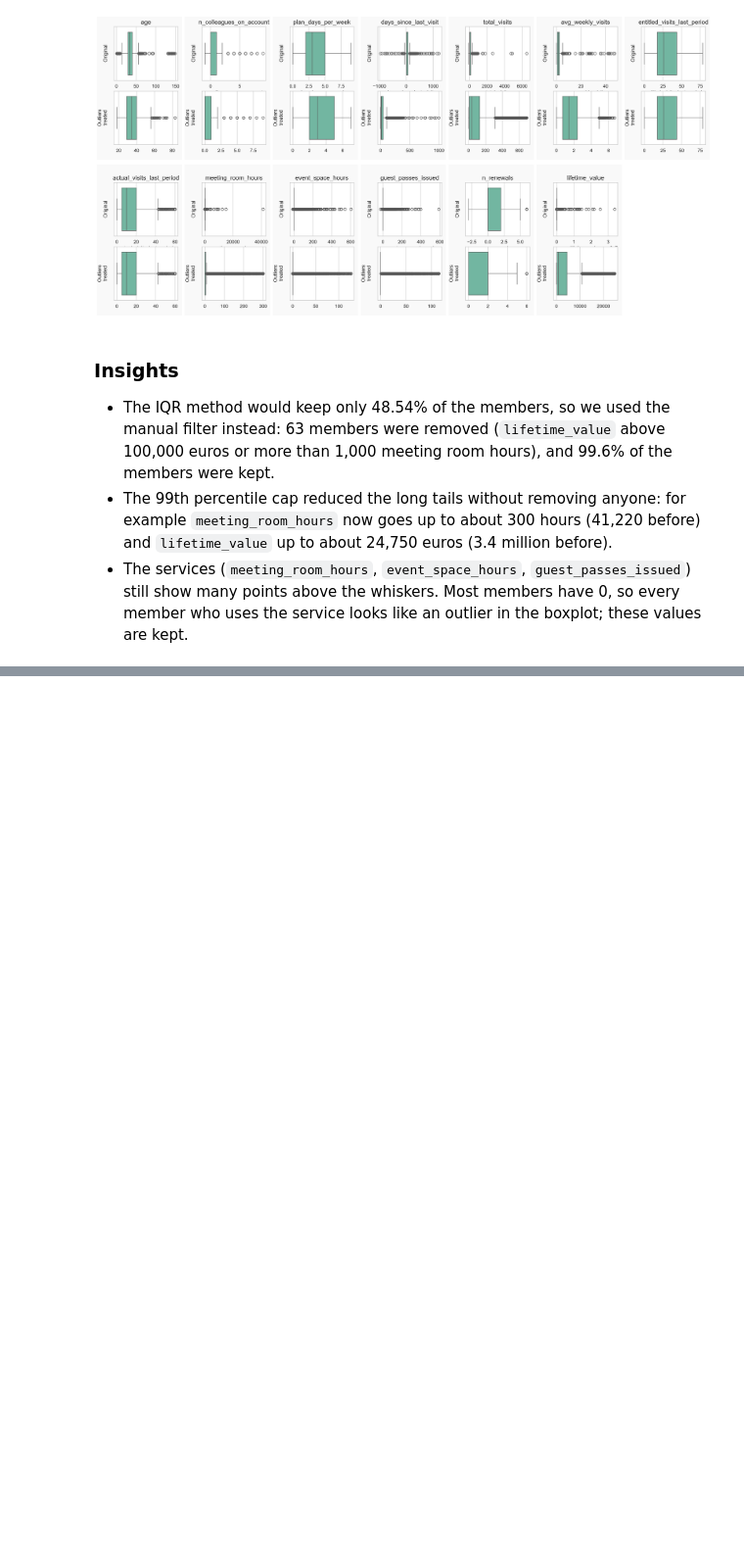
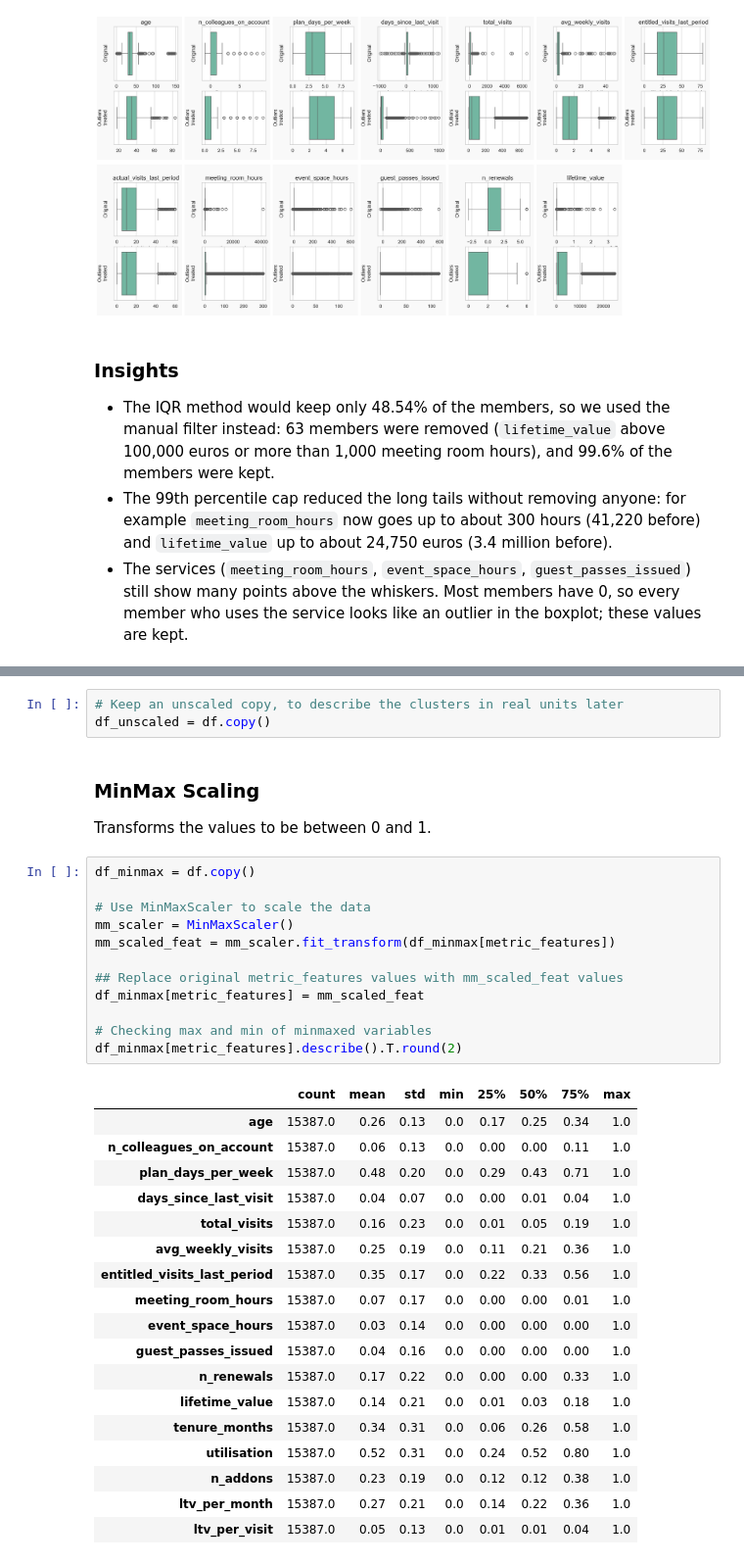
Before and after one commit to tediamohs-a11y/Data_Mining_Project, a Jupyter notebook: Data_Preparation.ipynb, the cells around one changed output, grey strips where cells are left out. Shown at 98% size. Saved outputs shown, nothing was run; the diff lists cells and outputs as text; blank space fills up the shorter version.

```diff
--- a/Data_Preparation.ipynb
+++ b/Data_Preparation.ipynb
@@ -915,0 +1042,37 @@ plt.show()
+# %%
+# Keep an unscaled copy, to describe the clusters in real units later
+df_unscaled = df.copy()
+# %% [markdown]
+### MinMax Scaling
+Transforms the values to be between 0 and 1.
+# %%
+df_minmax = df.copy()
+
+# Use MinMaxScaler to scale the data
+mm_scaler = MinMaxScaler()
+mm_scaled_feat = mm_scaler.fit_transform(df_minmax[metric_features])
+
+## Replace original metric_features values with mm_scaled_feat values
+df_minmax[metric_features] = mm_scaled_feat
+
+# Checking max and min of minmaxed variables
+df_minmax[metric_features].describe().T.round(2)
+# %% [output]
+|  | count | mean | std | min | 25% | 50% | 75% | max |
+| age | 15387.0 | 0.26 | 0.13 | 0.0 | 0.17 | 0.25 | 0.34 | 1.0 |
+| n_colleagues_on_account | 15387.0 | 0.06 | 0.13 | 0.0 | 0.00 | 0.00 | 0.11 | 1.0 |
+| plan_days_per_week | 15387.0 | 0.48 | 0.20 | 0.0 | 0.29 | 0.43 | 0.71 | 1.0 |
+| days_since_last_visit | 15387.0 | 0.04 | 0.07 | 0.0 | 0.00 | 0.01 | 0.04 | 1.0 |
+| total_visits | 15387.0 | 0.16 | 0.23 | 0.0 | 0.01 | 0.05 | 0.19 | 1.0 |
+| avg_weekly_visits | 15387.0 | 0.25 | 0.19 | 0.0 | 0.11 | 0.21 | 0.36 | 1.0 |
+| entitled_visits_last_period | 15387.0 | 0.35 | 0.17 | 0.0 | 0.22 | 0.33 | 0.56 | 1.0 |
+| meeting_room_hours | 15387.0 | 0.07 | 0.17 | 0.0 | 0.00 | 0.00 | 0.01 | 1.0 |
+| event_space_hours | 15387.0 | 0.03 | 0.14 | 0.0 | 0.00 | 0.00 | 0.00 | 1.0 |
+| guest_passes_issued | 15387.0 | 0.04 | 0.16 | 0.0 | 0.00 | 0.00 | 0.00 | 1.0 |
+| n_renewals | 15387.0 | 0.17 | 0.22 | 0.0 | 0.00 | 0.00 | 0.33 | 1.0 |
+| lifetime_value | 15387.0 | 0.14 | 0.21 | 0.0 | 0.01 | 0.03 | 0.18 | 1.0 |
+| tenure_months | 15387.0 | 0.34 | 0.31 | 0.0 | 0.06 | 0.26 | 0.58 | 1.0 |
+| utilisation | 15387.0 | 0.52 | 0.31 | 0.0 | 0.24 | 0.52 | 0.80 | 1.0 |
+| n_addons | 15387.0 | 0.23 | 0.19 | 0.0 | 0.12 | 0.12 | 0.38 | 1.0 |
+| ltv_per_month | 15387.0 | 0.27 | 0.21 | 0.0 | 0.14 | 0.22 | 0.36 | 1.0 |
+| ltv_per_visit | 15387.0 | 0.05 | 0.13 | 0.0 | 0.01 | 0.01 | 0.04 | 1.0 |
```
Also changed, not shown: parts of 31 cells of this notebook, 2 other files.
